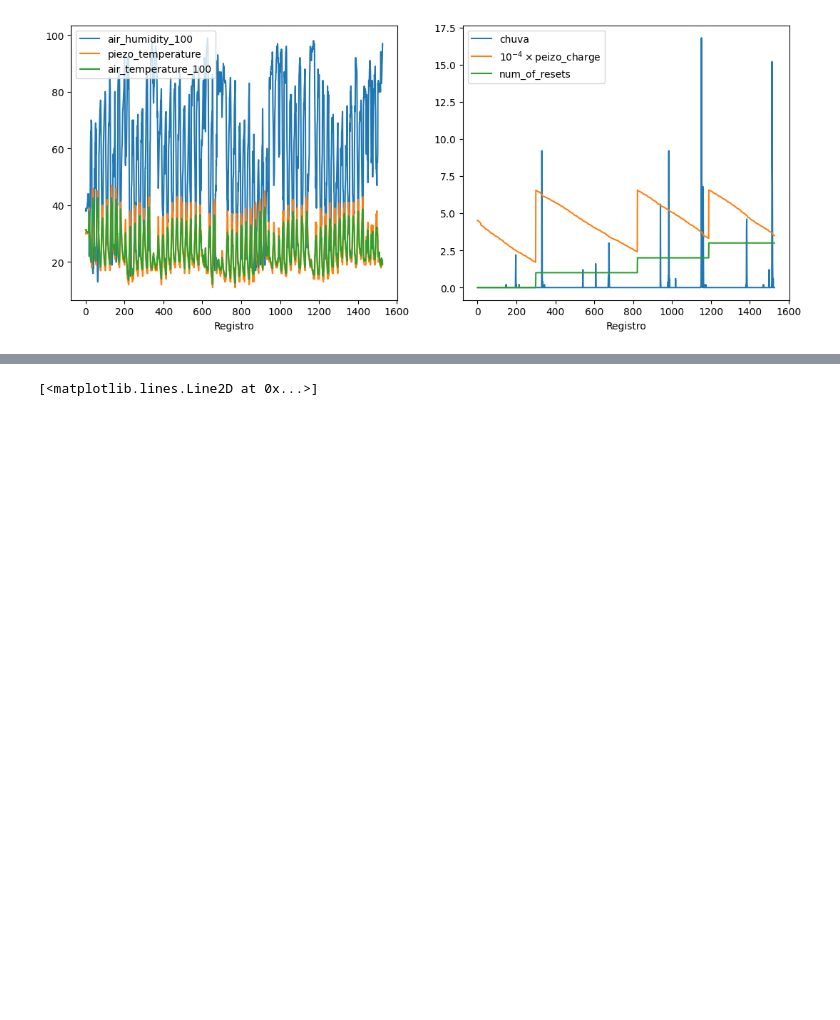
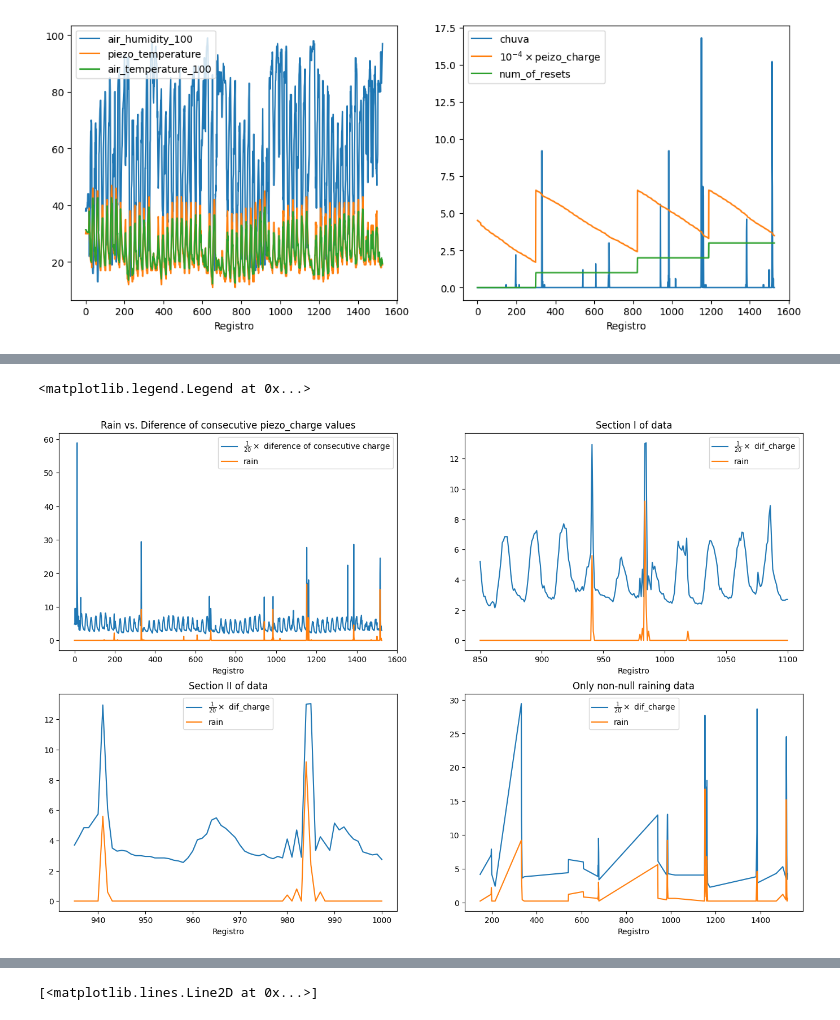
Before and after one commit to FollowingTheRabbit/Rain, a Jupyter notebook: src/analyse.ipynb, the cells around one changed output, grey strips where cells are left out. Drawn from its saved outputs; the diff is of its cells as text; code cells hidden in the pictures; blank space fills up the shorter version.

```diff
--- a/src/analyse.ipynb
+++ b/src/analyse.ipynb
@@ -202,3 +226,44 @@ plt.legend()
+# %%
+dados_df['dif_charge'] = dados_df.groupby('num_of_resets').piezo_charge.diff(-1).shift(-2)#.apply(np.log)
+dados_df.dropna(inplace=True)
+
+#dados_df['dif_charge'] = (100*dados_df['dif_charge']/dados_df['piezo_charge'])
+#rms = np.sqrt(dados_df.dif_charge.apply(lambda x: x**2).mean())
+#dados_df['dif_charge'] = (dados_df['dif_charge']-rms)#*5
+#rms
+# %%
+fig, (ax1, ax2) = plt.subplots(2,2,figsize=(17,11))
+
+plt.subplot(221)
+ax1[0].plot(dados_df[['dif_charge']]/20, label=r'$\frac{1}{20}\times$ diference of consecutive charge')
+ax1[0].plot(dados_df[['chuva']], label='rain')
+plt.title('Rain vs. Diference of consecutive piezo_charge values')
+plt.xlabel('Registro')
+plt.legend()
+
+plt.subplot(222)
+ax1[1].plot(dados_df.loc[850:1100,['dif_charge']]/20, label=r'$\frac{1}{20}\times$ dif_charge')
+ax1[1].plot(dados_df.loc[850:1100].chuva, label='rain')
+plt.title('Section I of data')
+plt.xlabel('Registro')
+plt.legend()
+
+plt.subplot(223)
+ax2[0].plot(dados_df.loc[935:1000,['dif_charge']]/20, label=r'$\frac{1}{20}\times$ dif_charge')
+ax2[0].plot(dados_df.loc[935:1000,['chuva']], label='rain')
+plt.title('Section II of data')
+plt.xlabel('Registro')
+plt.legend()
+
+plt.subplot(224)
+ax2[1].plot(dados_df.loc[dados_df.chuva.gt(0),['dif_charge']]/20, label=r'$\frac{1}{20}\times$ dif_charge')
+ax2[1].plot(dados_df.loc[dados_df.chuva.gt(0),['chuva']], label='rain')
+plt.title('Only non-null raining data')
+plt.xlabel('Registro')
+plt.legend()
+# %% [output]
+<matplotlib.legend.Legend at 0x...>
+[figure, added]
 # %%
 dados_df[['piezo_temperature','air_temperature_100']]
 dados_df['dif_temp'] = dados_df['air_temperature_100'] - dados_df['piezo_temperature'].astype(float)
```
Also changed, not shown: parts of 31 cells of this notebook.
